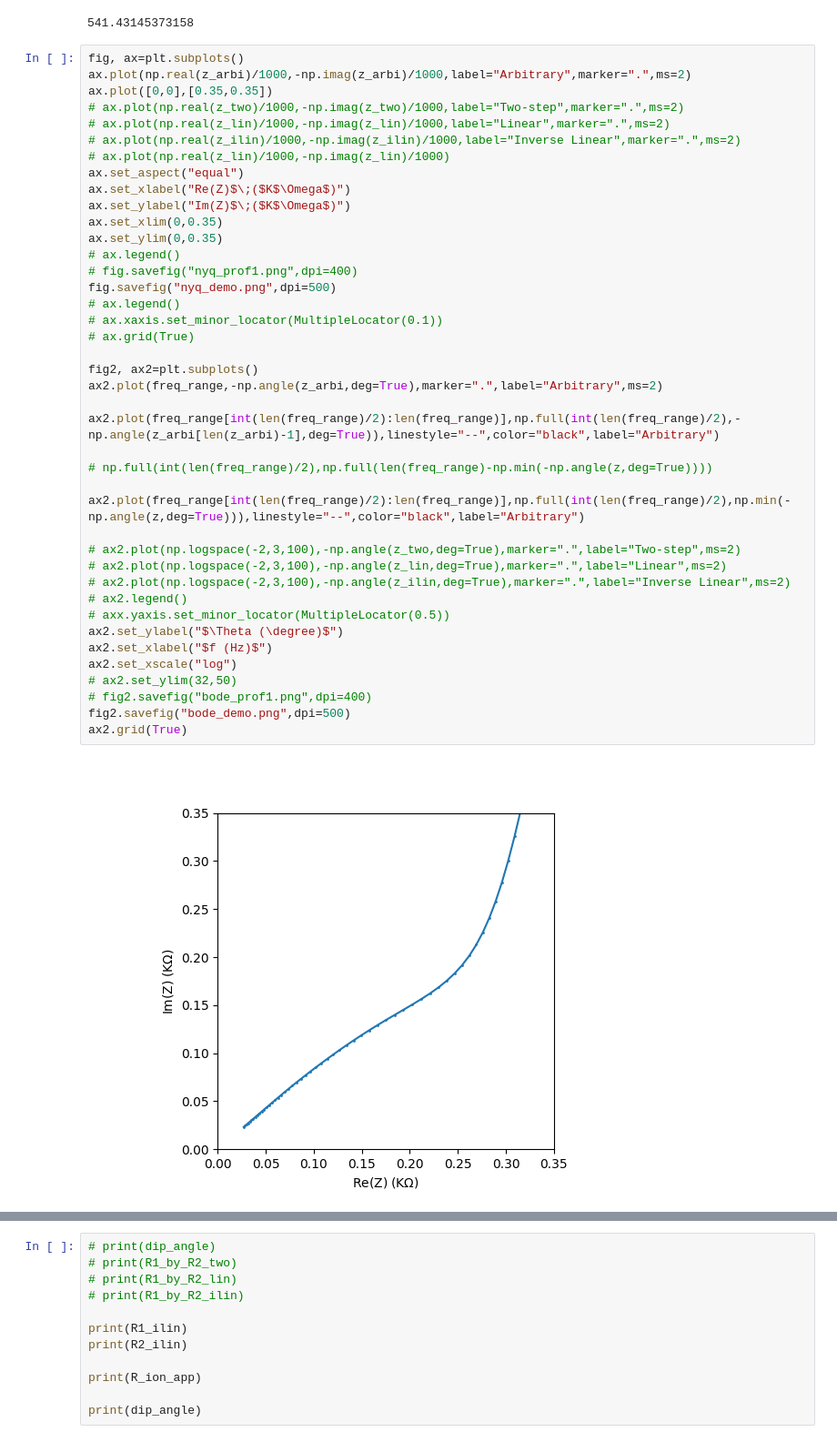
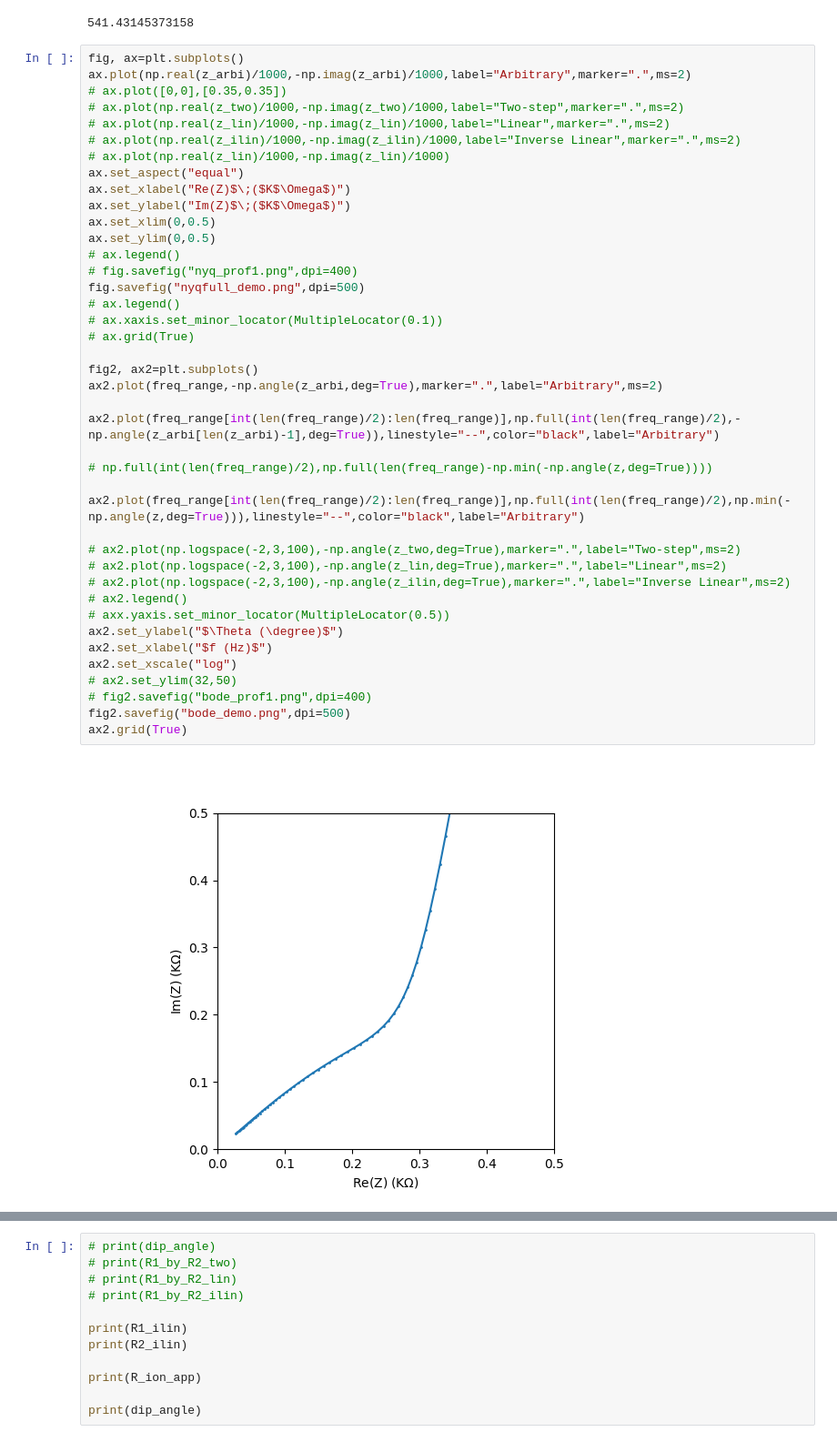
Before and after one commit to Yugal0/fitting-gen-arbitrary-eis, a Jupyter notebook: main_prof_1.ipynb, the cells around one changed output, grey strips where cells are left out. Shown at 91% size. Cells and saved outputs as stored; diff of their text form.

```diff
--- a/main_prof_1.ipynb
+++ b/main_prof_1.ipynb
@@ -249,7 +258,7 @@ mp.dps=30
 # %%
 fig, ax=plt.subplots()
 ax.plot(np.real(z_arbi)/1000,-np.imag(z_arbi)/1000,label="Arbitrary",marker=".",ms=2)
-ax.plot([0,0],[0.35,0.35])
+# ax.plot([0,0],[0.35,0.35])
 # ax.plot(np.real(z_two)/1000,-np.imag(z_two)/1000,label="Two-step",marker=".",ms=2)
 # ax.plot(np.real(z_lin)/1000,-np.imag(z_lin)/1000,label="Linear",marker=".",ms=2)
 # ax.plot(np.real(z_ilin)/1000,-np.imag(z_ilin)/1000,label="Inverse Linear",marker=".",ms=2)
@@ -257,38 +266,38 @@ ax.plot([0,0],[0.35,0.35])
 ax.set_aspect("equal")
 ax.set_xlabel("Re(Z)$\;($K$\Omega$)")
 ax.set_ylabel("Im(Z)$\;($K$\Omega$)")
-ax.set_xlim(0,0.35)
-ax.set_ylim(0,0.35)
+ax.set_xlim(0,0.5)
+ax.set_ylim(0,0.5)
 # ax.legend()
 # fig.savefig("nyq_prof1.png",dpi=400)
-fig.savefig("nyq_demo.png",dpi=500)
+fig.savefig("nyqfull_demo.png",dpi=500)
 # ax.legend()
 # ax.xaxis.set_minor_locator(MultipleLocator(0.1))
 # ax.grid(True)
 
 fig2, ax2=plt.subplots()
 ax2.plot(freq_range,-np.angle(z_arbi,deg=True),marker=".",label="Arbitrary",ms=2)
 
 ax2.plot(freq_range[int(len(freq_range)/2):len(freq_range)],np.full(int(len(freq_range)/2),-np.angle(z_arbi[len(z_arbi)-1],deg=True)),linestyle="--",color="black",label="Arbitrary")
 
 # np.full(int(len(freq_range)/2),np.full(len(freq_range)-np.min(-np.angle(z,deg=True))))
 
 ax2.plot(freq_range[int(len(freq_range)/2):len(freq_range)],np.full(int(len(freq_range)/2),np.min(-np.angle(z,deg=True))),linestyle="--",color="black",label="Arbitrary")
 
 # ax2.plot(np.logspace(-2,3,100),-np.angle(z_two,deg=True),marker=".",label="Two-step",ms=2)
 # ax2.plot(np.logspace(-2,3,100),-np.angle(z_lin,deg=True),marker=".",label="Linear",ms=2)
 # ax2.plot(np.logspace(-2,3,100),-np.angle(z_ilin,deg=True),marker=".",label="Inverse Linear",ms=2)
 # ax2.legend()
 # axx.yaxis.set_minor_locator(MultipleLocator(0.5))
 ax2.set_ylabel("$\Theta (\degree)$")
 ax2.set_xlabel("$f (Hz)$")
 ax2.set_xscale("log")
 # ax2.set_ylim(32,50)
 # fig2.savefig("bode_prof1.png",dpi=400)
 fig2.savefig("bode_demo.png",dpi=500)
 ax2.grid(True)
 # %% [output]
-[figure, old version]
+[figure, new version]
 [figure]
 # %%
 # print(dip_angle)
```
Also changed, not shown: parts of 1 cell of this notebook, 4 other files.
